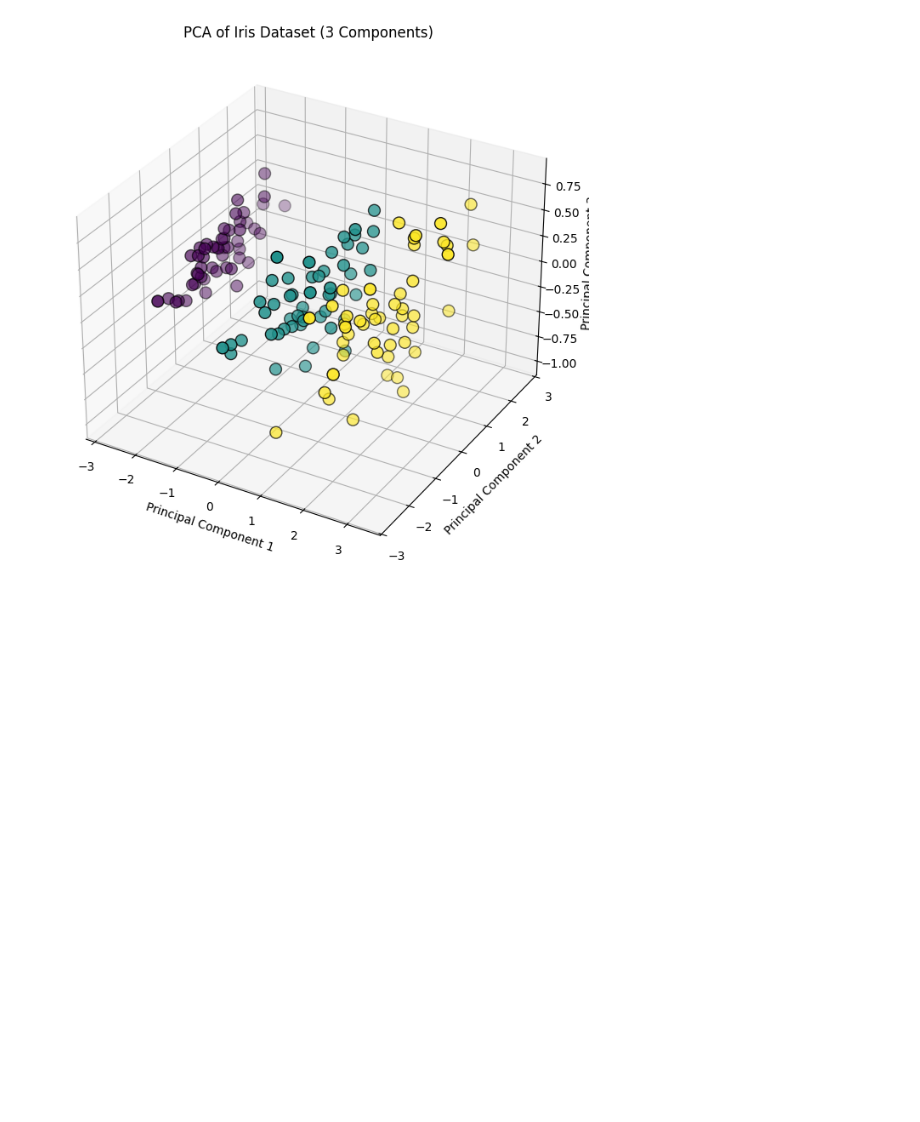
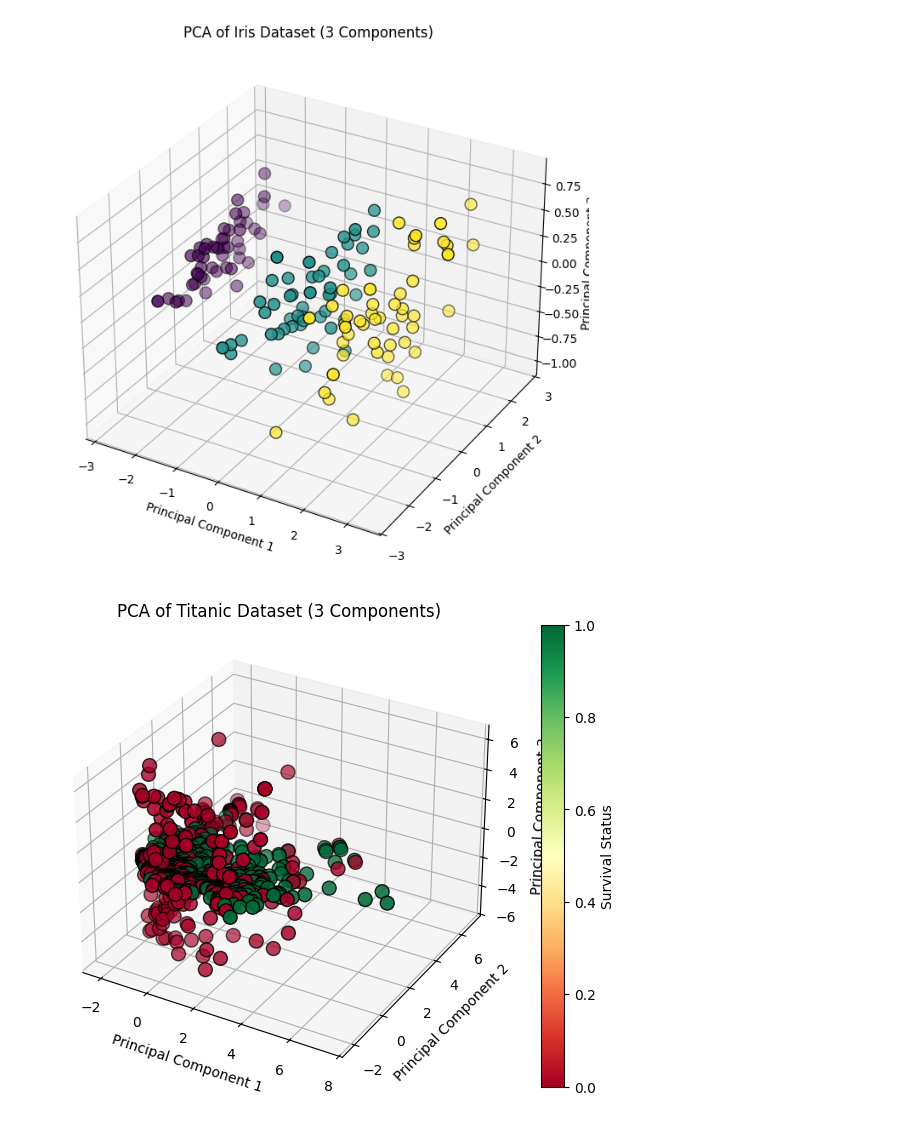
Before and after one commit to RishithaKunchala/ADM, a Jupyter notebook: Lab_3.ipynb, the cells around one changed output. Cells and saved outputs as stored; diff of their text form; code cells hidden in the pictures; blank space fills up the shorter version.

```diff
--- a/Lab_3.ipynb
+++ b/Lab_3.ipynb
@@ -42,3 +42,32 @@ ax.set_zlabel('Principal Component 3')
 plt.show()
 # %% [output]
 [figure]
+# %%
+import pandas as pd
+import numpy as np
+from sklearn.decomposition import PCA
+from sklearn.preprocessing import StandardScaler
+import matplotlib.pyplot as plt
+from mpl_toolkits.mplot3d import Axes3D
+df = pd.read_csv('titanic_clean.csv')
+df = pd.get_dummies(df, columns=['sex', 'pclass', 'embarked'])
+X = df.drop(['survived'], axis=1)
+y = df['survived']
+non_numerical_cols = X.select_dtypes(exclude=['int64', 'float64']).columns
+X = X.drop(non_numerical_cols, axis=1)
+X = X.fillna(X.mean())
+scaler = StandardScaler()
+X_scaled = scaler.fit_transform(X)
+pca_3 = PCA(n_components=3)
+X_pca_3 = pca_3.fit_transform(X_scaled)
+fig = plt.figure(figsize=(8, 6))
+ax = fig.add_subplot(111, projection='3d')
+scatter = ax.scatter(X_pca_3[:, 0], X_pca_3[:, 1], X_pca_3[:, 2], c=y, cmap='RdYlGn', edgecolor='k', s=100)
+ax.set_title('PCA of Titanic Dataset (3 Components)')
+ax.set_xlabel('Principal Component 1')
+ax.set_ylabel('Principal Component 2')
+ax.set_zlabel('Principal Component 3')
+fig.colorbar(scatter, label='Survival Status')
+plt.show()
+# %% [output]
+[figure, added]
```
